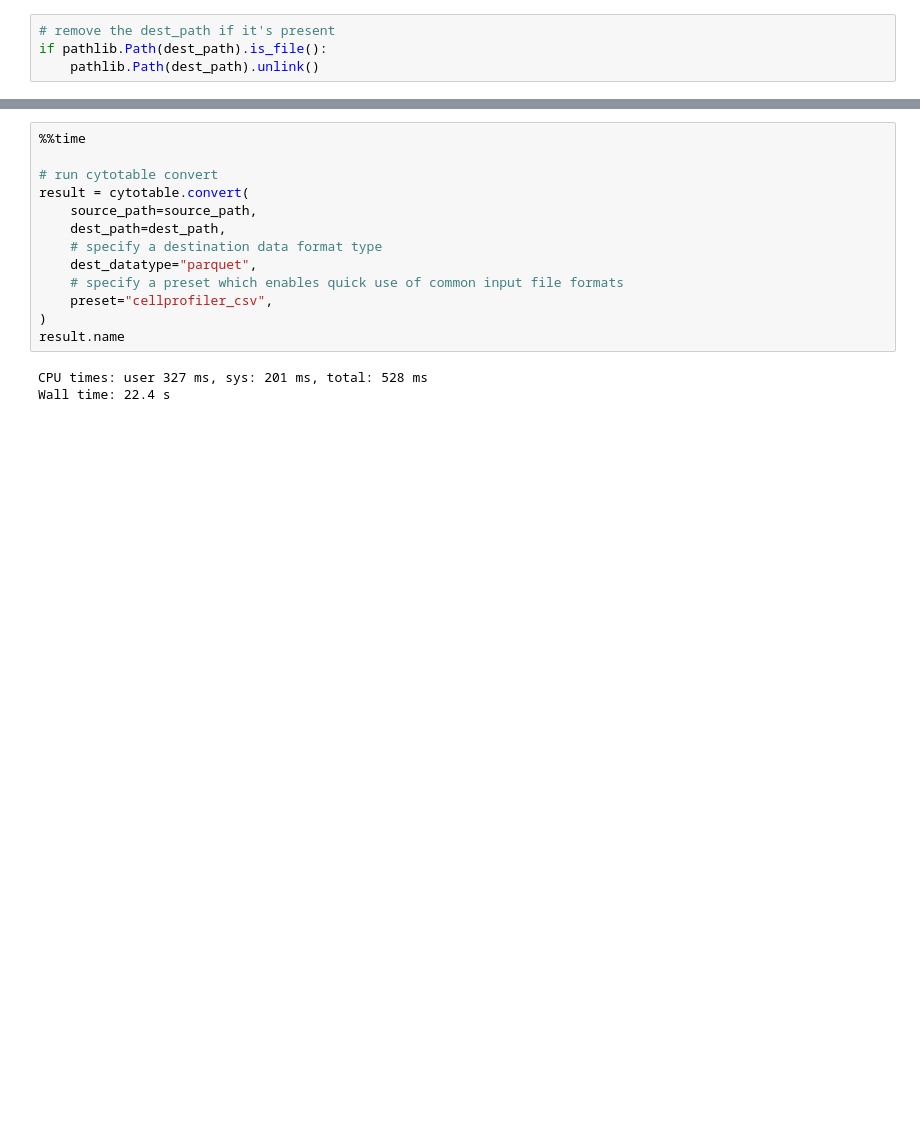
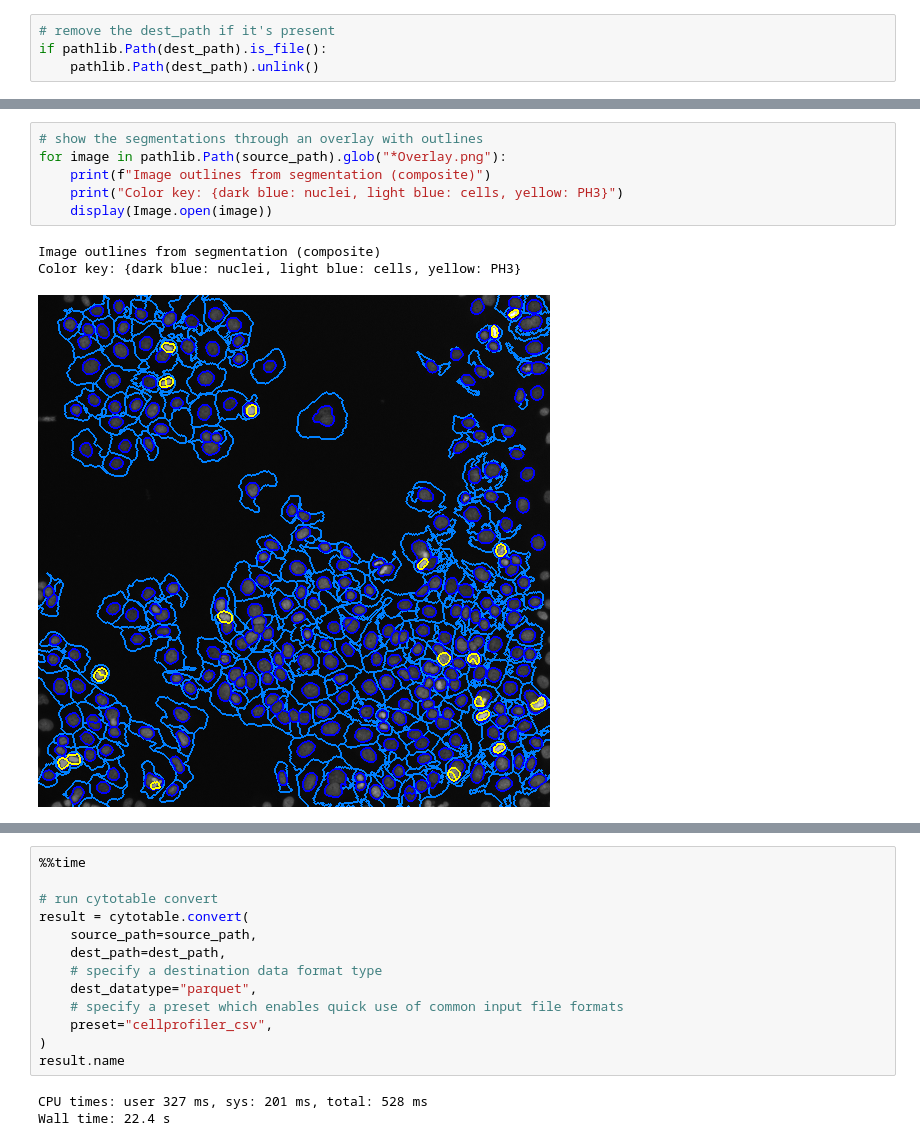
Before and after one commit to cytomining/CytoTable, a Jupyter notebook: docs/source/examples/cytotable_mise_en_place.ipynb, the cells around one changed output, grey strips where cells are left out. Drawn from its saved outputs; the diff is of its cells as text; blank space fills up the shorter version.

```diff
--- a/docs/source/examples/cytotable_mise_en_place.ipynb
+++ b/docs/source/examples/cytotable_mise_en_place.ipynb
@@ -35,0 +62,10 @@ list(pathlib.Path(source_path).glob("*.csv"))
+# %%
+# show the segmentations through an overlay with outlines
+for image in pathlib.Path(source_path).glob("*Overlay.png"):
+    print(f"Image outlines from segmentation (composite)")
+    print("Color key: {dark blue: nuclei, light blue: cells, yellow: PH3}")
+    display(Image.open(image))
+# %% [output]
+Image outlines from segmentation (composite)
+Color key: {dark blue: nuclei, light blue: cells, yellow: PH3}
+[figure, added]
```
Also changed, not shown: parts of 5 cells of this notebook, 1 other file.
